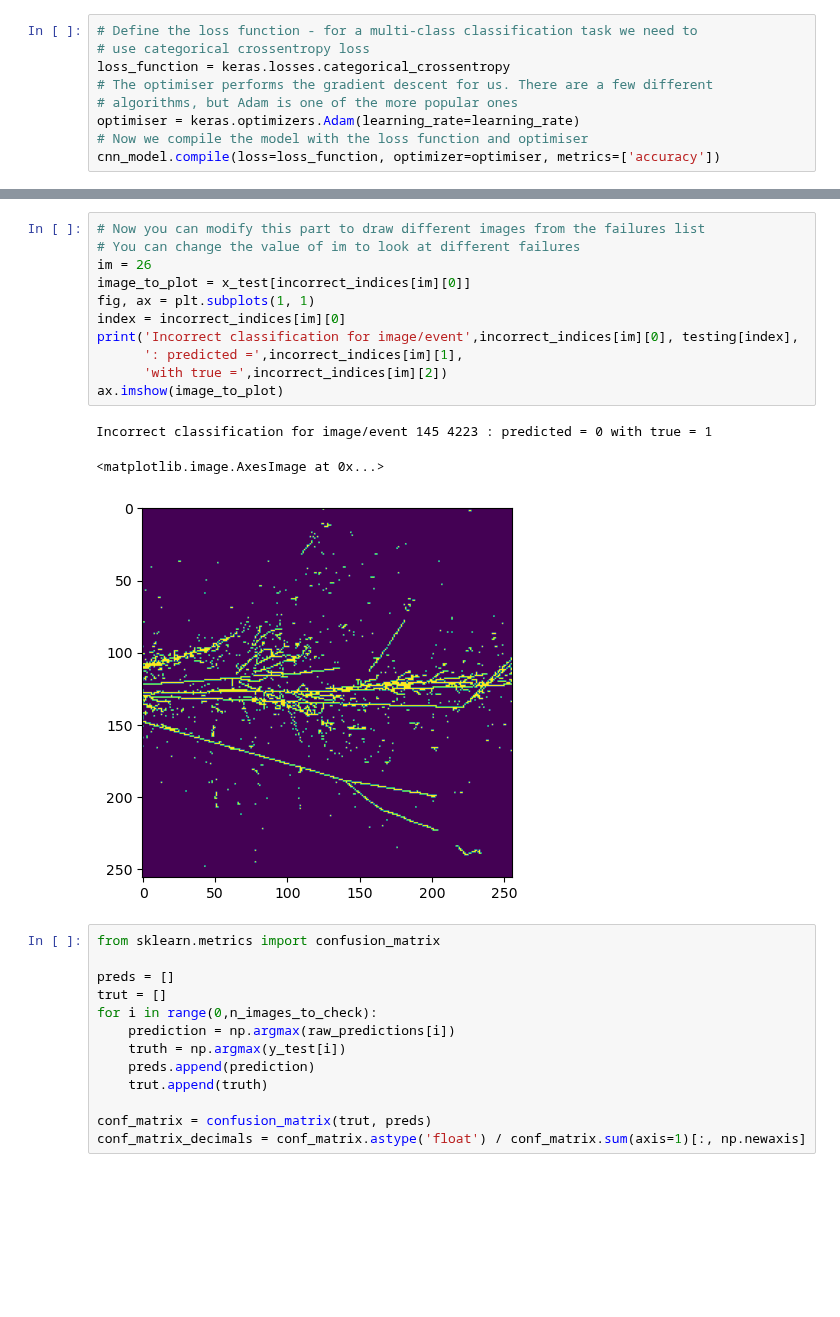
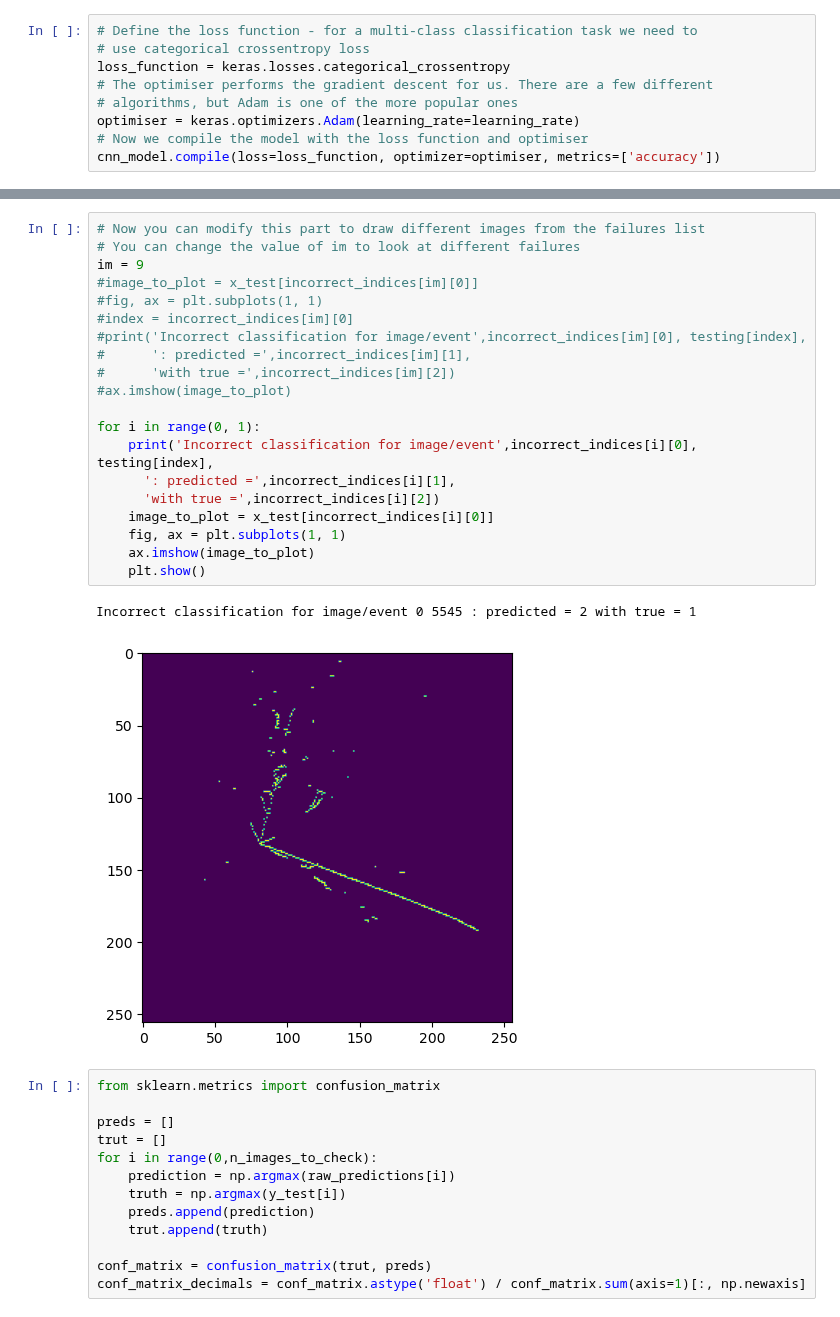
Before and after one commit to mohummudh/neutrinos-dune, a Jupyter notebook: andrew/5cnn/CNN.ipynb, the cells around one changed output, grey strips where cells are left out. Saved outputs shown, nothing was run; the diff lists cells and outputs as text; blank space fills up the shorter version.

```diff
--- a/andrew/5cnn/CNN.ipynb
+++ b/andrew/5cnn/CNN.ipynb
@@ -315,18 +319,26 @@ print(accuracy)
 # %%
 # Now you can modify this part to draw different images from the failures list
 # You can change the value of im to look at different failures
-im = 26
-image_to_plot = x_test[incorrect_indices[im][0]]
-fig, ax = plt.subplots(1, 1)
-index = incorrect_indices[im][0]
-print('Incorrect classification for image/event',incorrect_indices[im][0], testing[index],
-      ': predicted =',incorrect_indices[im][1],
-      'with true =',incorrect_indices[im][2])
-ax.imshow(image_to_plot)
+im = 9
+#image_to_plot = x_test[incorrect_indices[im][0]]
+#fig, ax = plt.subplots(1, 1)
+#index = incorrect_indices[im][0]
+#print('Incorrect classification for image/event',incorrect_indices[im][0], testing[index],
+#      ': predicted =',incorrect_indices[im][1],
+#      'with true =',incorrect_indices[im][2])
+#ax.imshow(image_to_plot)
+
+for i in range(0, 1):
+    print('Incorrect classification for image/event',incorrect_indices[i][0], testing[index],
+      ': predicted =',incorrect_indices[i][1],
+      'with true =',incorrect_indices[i][2])
+    image_to_plot = x_test[incorrect_indices[i][0]]
+    fig, ax = plt.subplots(1, 1)
+    ax.imshow(image_to_plot)
+    plt.show()
 # %% [output]
-Incorrect classification for image/event 145 4223 : predicted = 0 with true = 1
+Incorrect classification for image/event 0 5545 : predicted = 2 with true = 1
-<matplotlib.image.AxesImage at 0x...>
-[figure, old version]
+[figure, new version]
 # %%
 from sklearn.metrics import confusion_matrix
 
```
Also changed, not shown: parts of 6 cells of this notebook.
